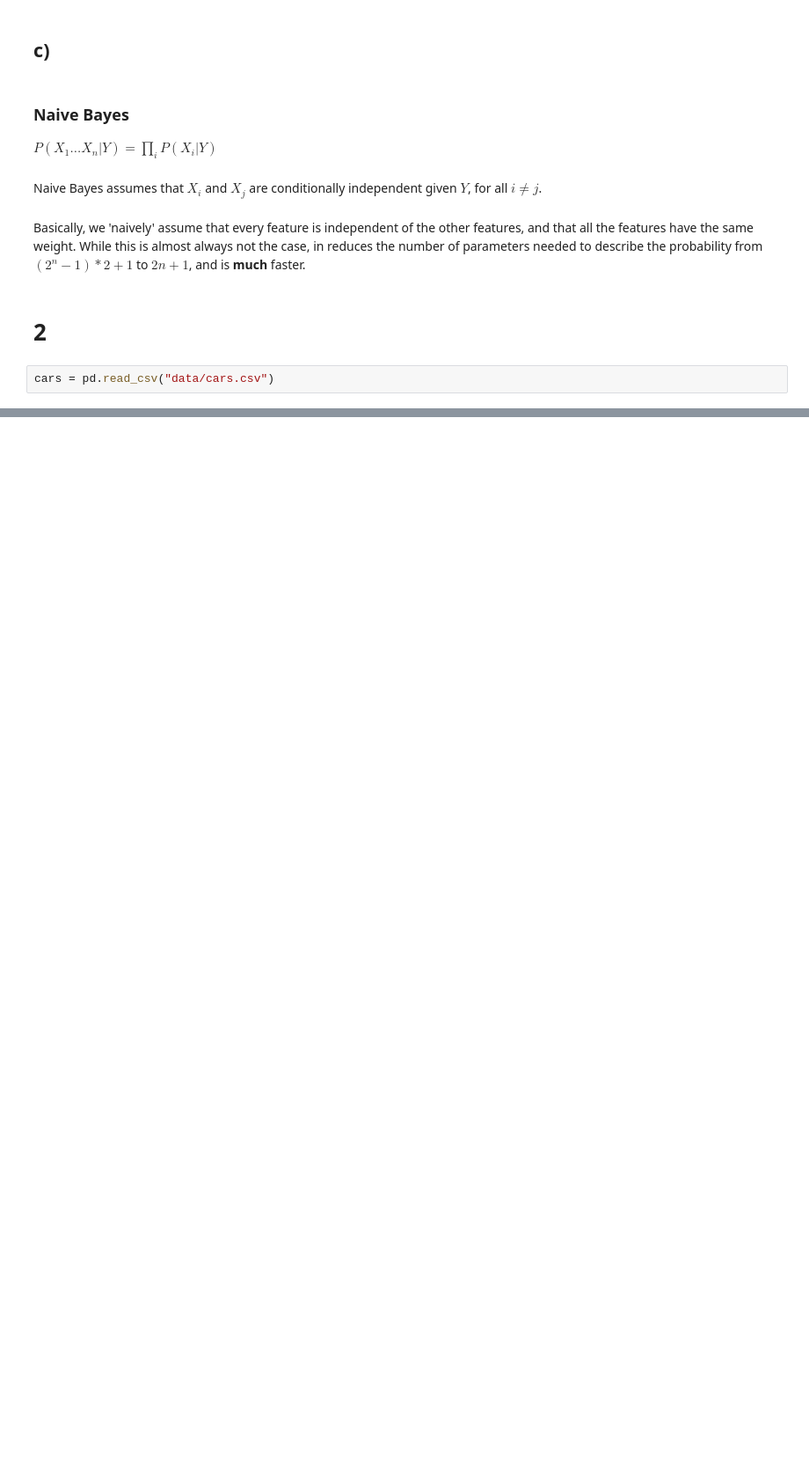
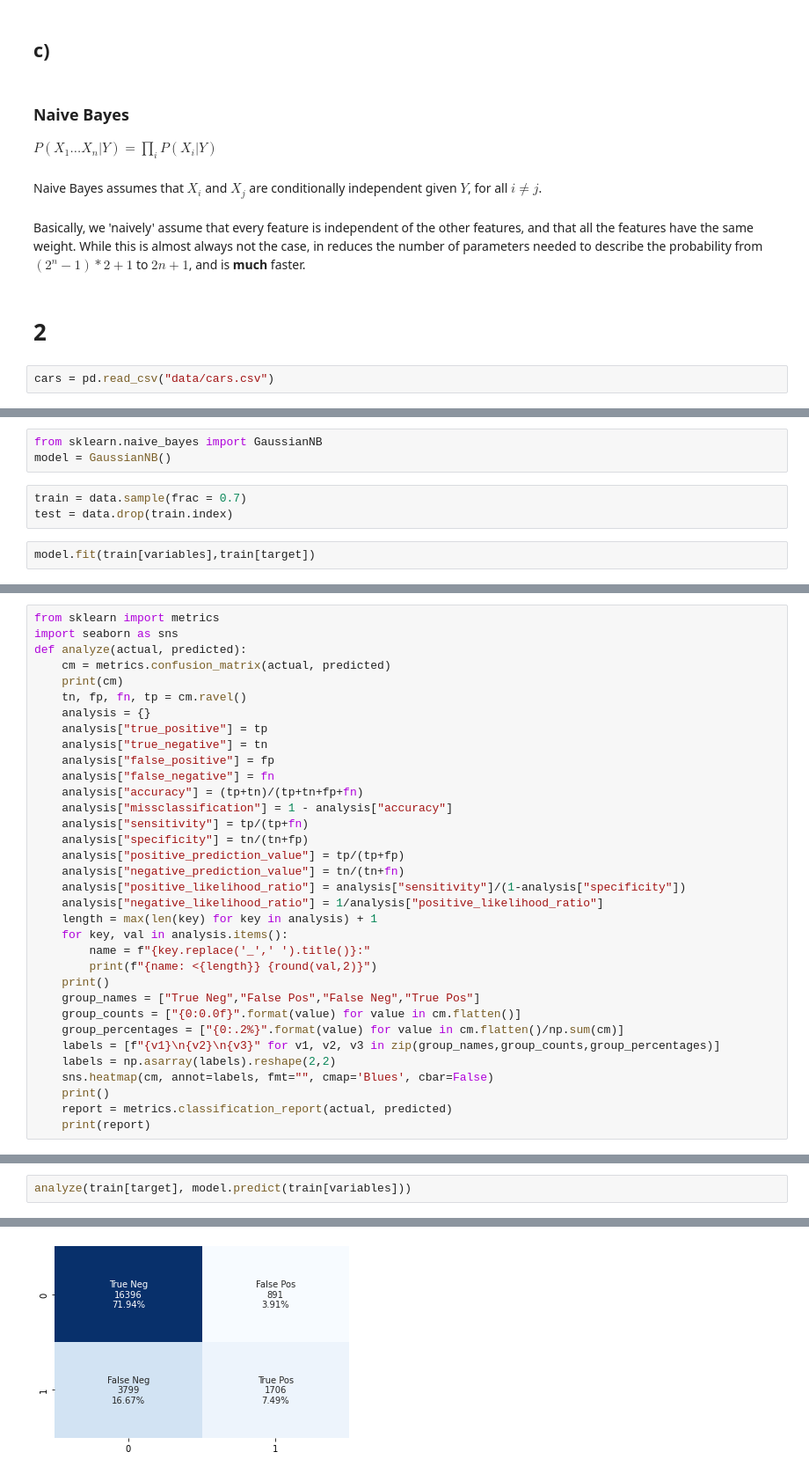
Before and after one commit to Trenonian/ML-HW-4, a Jupyter notebook: HW4 Michael Anderson.ipynb, the cells around one changed output, grey strips where cells are left out. Shown at 88% size. Cells and saved outputs as stored; diff of their text form; blank space fills up the shorter version.

```diff
--- a/HW4 Michael Anderson.ipynb
+++ b/HW4 Michael Anderson.ipynb
@@ -104,0 +209,8 @@ le = preprocessing.LabelEncoder()
+# %%
+from sklearn.naive_bayes import GaussianNB
+model = GaussianNB()
+# %%
+train = data.sample(frac = 0.7)
+test = data.drop(train.index)
+# %%
+model.fit(train[variables],train[target])
@@ -104,0 +219,34 @@ le = preprocessing.LabelEncoder()
+# %%
+from sklearn import metrics
+import seaborn as sns
+def analyze(actual, predicted):
+    cm = metrics.confusion_matrix(actual, predicted)
+    print(cm)
+    tn, fp, fn, tp = cm.ravel()
+    analysis = {}
+    analysis["true_positive"] = tp
+    analysis["true_negative"] = tn
+    analysis["false_positive"] = fp
+    analysis["false_negative"] = fn
+    analysis["accuracy"] = (tp+tn)/(tp+tn+fp+fn)
+    analysis["missclassification"] = 1 - analysis["accuracy"]
+    analysis["sensitivity"] = tp/(tp+fn)
+    analysis["specificity"] = tn/(tn+fp)
+    analysis["positive_prediction_value"] = tp/(tp+fp)
+    analysis["negative_prediction_value"] = tn/(tn+fn)
+    analysis["positive_likelihood_ratio"] = analysis["sensitivity"]/(1-analysis["specificity"])
+    analysis["negative_likelihood_ratio"] = 1/analysis["positive_likelihood_ratio"]
+    length = max(len(key) for key in analysis) + 1
+    for key, val in analysis.items():
+        name = f"{key.replace('_',' ').title()}:"
+        print(f"{name: <{length}} {round(val,2)}")
+    print()
+    group_names = ["True Neg","False Pos","False Neg","True Pos"]
+    group_counts = ["{0:0.0f}".format(value) for value in cm.flatten()]
+    group_percentages = ["{0:.2%}".format(value) for value in cm.flatten()/np.sum(cm)]
+    labels = [f"{v1}\n{v2}\n{v3}" for v1, v2, v3 in zip(group_names,group_counts,group_percentages)]
+    labels = np.asarray(labels).reshape(2,2)
+    sns.heatmap(cm, annot=labels, fmt="", cmap='Blues', cbar=False)
+    print()
+    report = metrics.classification_report(actual, predicted)
+    print(report)
@@ -104,0 +255,3 @@ le = preprocessing.LabelEncoder()
+# %%
+analyze(train[target], model.predict(train[variables]))
+# %% [output]
@@ -104,0 +275 @@ le = preprocessing.LabelEncoder()
+[figure, added]
```
Also changed, not shown: parts of 22 cells of this notebook, 2 other files.
